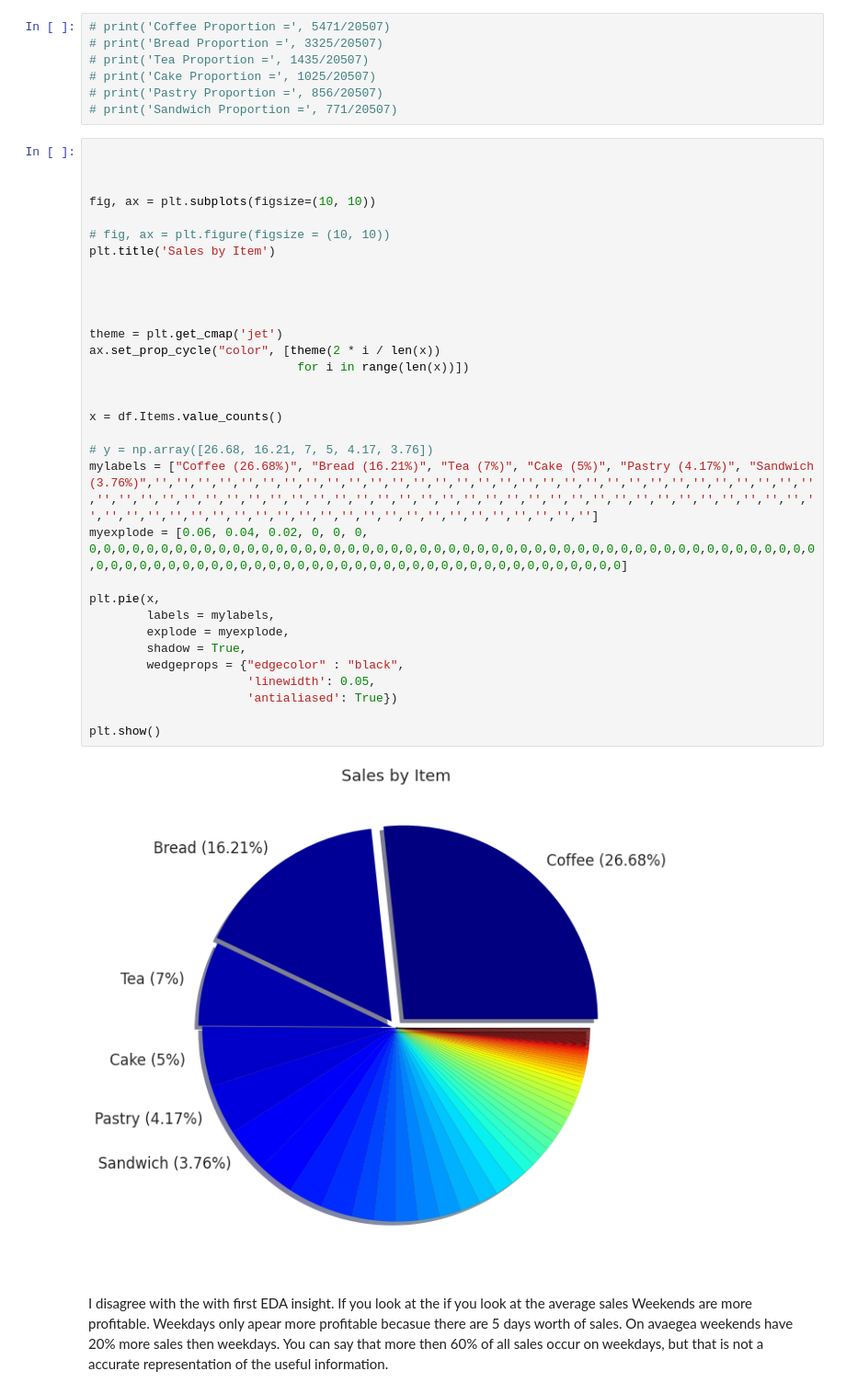
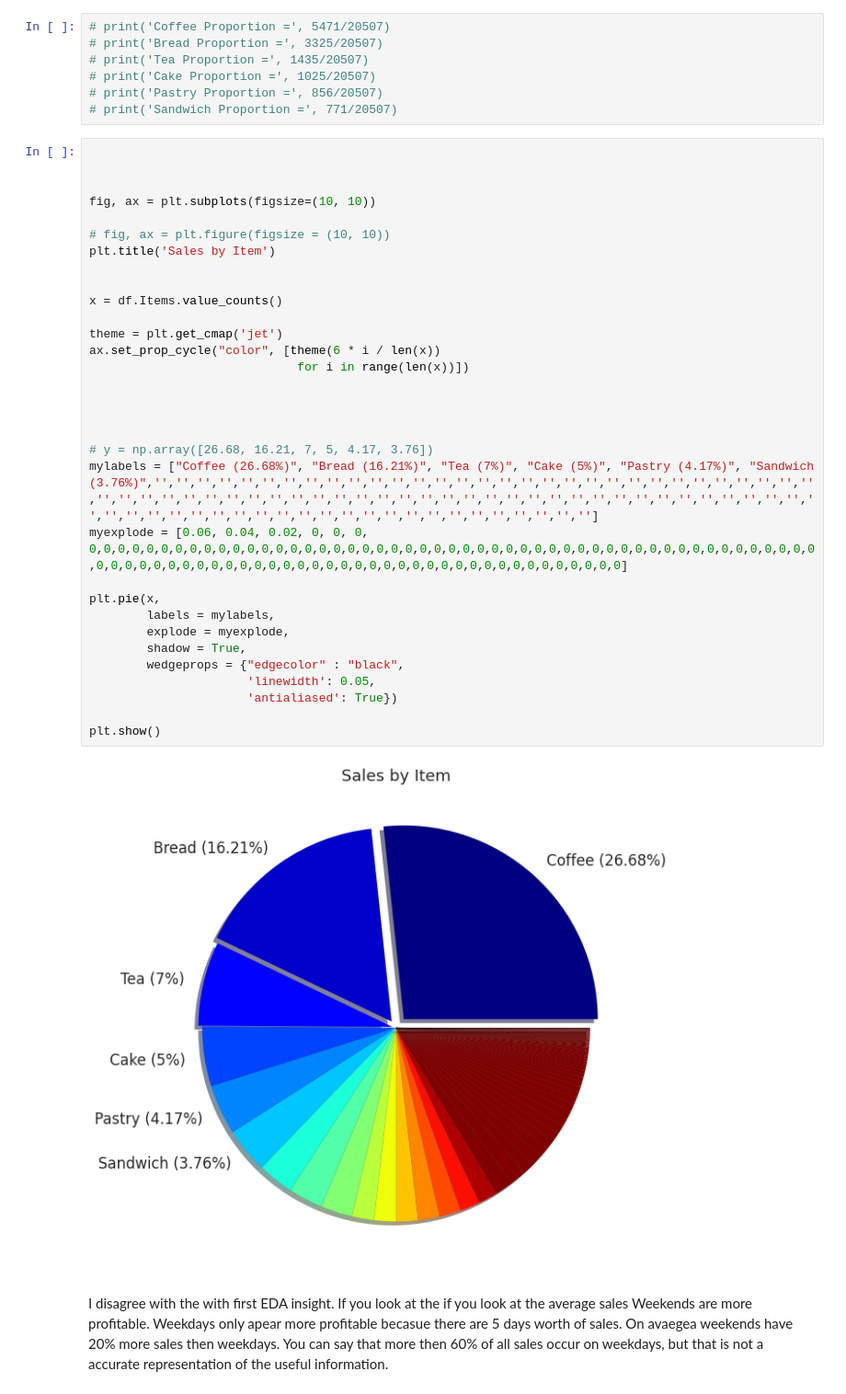
Before and after one commit to Blutronics/BakeryAssociationRule, a Jupyter notebook: bakery.ipynb, the cells around one changed output. Shown at 92% size. Drawn from its saved outputs; the diff is of its cells as text.

```diff
--- a/bakery.ipynb
+++ b/bakery.ipynb
@@ -328,37 +223,37 @@ Text(0.5, 1.0, 'Total Item Sales by Time of Day')
 # %%
 
 
 
 fig, ax = plt.subplots(figsize=(10, 10))
 
 # fig, ax = plt.figure(figsize = (10, 10))
 plt.title('Sales by Item')
 
 
-
+x = df.Items.value_counts()
 
 theme = plt.get_cmap('jet')
-ax.set_prop_cycle("color", [theme(2 * i / len(x))
+ax.set_prop_cycle("color", [theme(6 * i / len(x))
                              for i in range(len(x))])
 
 
-x = df.Items.value_counts()
+
 
 # y = np.array([26.68, 16.21, 7, 5, 4.17, 3.76])
 mylabels = ["Coffee (26.68%)", "Bread (16.21%)", "Tea (7%)", "Cake (5%)", "Pastry (4.17%)", "Sandwich (3.76%)",'','','','','','','','','','','','','','','','','','','','','','','','','','','','','','','','','','','','','','','','','','','','','','','','','','','','','','','','','','','','','','','','','','','','','','','','','','','','','','','','','','','','','','','','']
 myexplode = [0.06, 0.04, 0.02, 0, 0, 0, 0,0,0,0,0,0,0,0,0,0,0,0,0,0,0,0,0,0,0,0,0,0,0,0,0,0,0,0,0,0,0,0,0,0,0,0,0,0,0,0,0,0,0,0,0,0,0,0,0,0,0,0,0,0,0,0,0,0,0,0,0,0,0,0,0,0,0,0,0,0,0,0,0,0,0,0,0,0,0,0,0,0,0,0,0,0,0,0]
 
 plt.pie(x,
         labels = mylabels,
         explode = myexplode,
         shadow = True,
         wedgeprops = {"edgecolor" : "black",
                       'linewidth': 0.05,
                       'antialiased': True})
 
 plt.show()
 # %% [output]
-[figure, old version]
+[figure, new version]
 # %% [markdown]
 I disagree with the with first EDA insight. If you look at the if you look at the average sales Weekends are more profitable. Weekdays only apear more profitable becasue there are 5 days worth of sales. On avaegea weekends have 20% more sales then weekdays. You can say that more then 60% of all sales occur on weekdays, but that is not a accurate representation of the useful information.
 # %% [markdown]
```
Also changed, not shown: parts of 39 cells of this notebook.
